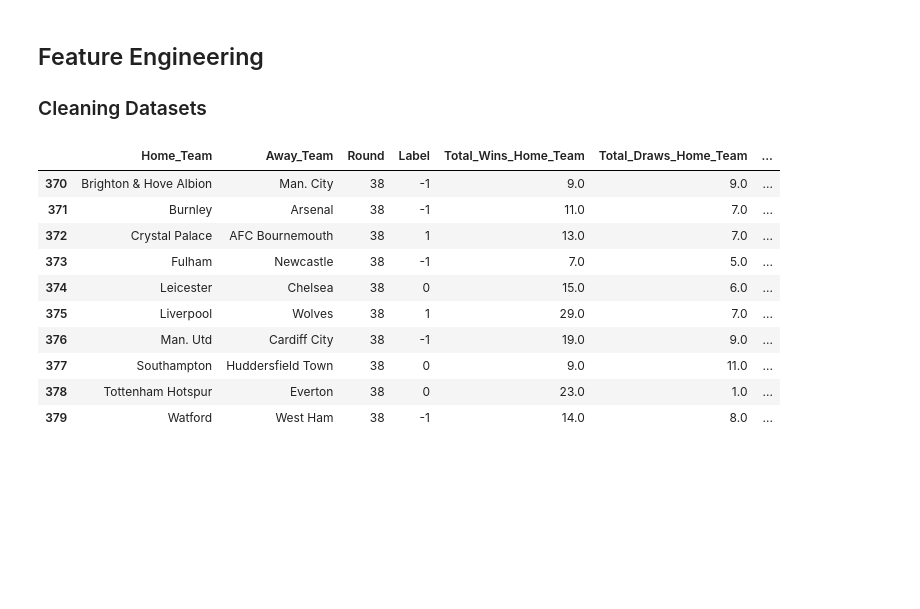
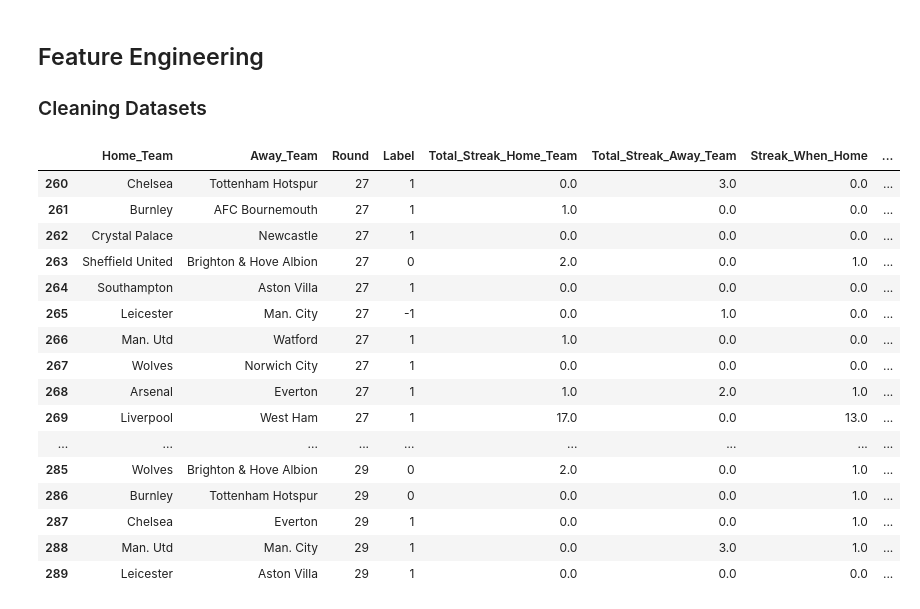
Before and after one commit to armanh3k/Football-Outcome-Predictions, a Jupyter notebook: analysis.ipynb, the cells around one changed output. Cells and saved outputs as stored; diff of their text form; code cells hidden in the pictures; blank space fills up the shorter version.

Commit message:
Create total_streaks function

```diff
--- a/analysis.ipynb
+++ b/analysis.ipynb
@@ -312,29 +376,36 @@ def total_result(results_table):
 # %%
 year = 2020
 pl_results = pd.read_csv(f"Football-Dataset/premier_league/Results_{year}_premier_league.csv")
 
 
 pl_results = add_elo(pl_results)
 pl_results = win_loss_draw(pl_results)
+pl_results = total_streaks(pl_results)
 pl_results = total_result(pl_results)
 pl_results = number_of_teams(pl_results)
 pl_results = points_position(pl_results)
 pl_results = total_goals(pl_results)
 
 
 
 x = pl_results.drop(["Result", "Link", "Season", "League", "Elo_home", "Elo_away", "Number_teams", "Home_Goals", "Away_Goals", "Points_Home", "Points_Away", "Position_Home", "Position_Away", "Total_Goals_For_Home_Team", "Total_Goals_Against_Home_Team", "Total_Goals_For_Away_Team", "Total_Goals_Against_Away_Team"], axis="columns")
 
-x[-10:]
+x[260:290]
 # %% [output]
-|  | Home_Team | Away_Team | Round | Label | Total_Wins_Home_Team | Total_Draws_Home_Team | ... |
-| 370 | Brighton & Hove Albion | Man. City | 38 | -1 | 9.0 | 9.0 | ... |
-| 371 | Burnley | Arsenal | 38 | -1 | 11.0 | 7.0 | ... |
-| 372 | Crystal Palace | AFC Bournemouth | 38 | 1 | 13.0 | 7.0 | ... |
-| 373 | Fulham | Newcastle | 38 | -1 | 7.0 | 5.0 | ... |
-| 374 | Leicester | Chelsea | 38 | 0 | 15.0 | 6.0 | ... |
-| 375 | Liverpool | Wolves | 38 | 1 | 29.0 | 7.0 | ... |
-| 376 | Man. Utd | Cardiff City | 38 | -1 | 19.0 | 9.0 | ... |
-| 377 | Southampton | Huddersfield Town | 38 | 0 | 9.0 | 11.0 | ... |
-| 378 | Tottenham Hotspur | Everton | 38 | 0 | 23.0 | 1.0 | ... |
-| 379 | Watford | West Ham | 38 | -1 | 14.0 | 8.0 | ... |
+|  | Home_Team | Away_Team | Round | Label | Total_Streak_Home_Team | Total_Streak_Away_Team | Streak_When_Home | ... |
+| 260 | Chelsea | Tottenham Hotspur | 27 | 1 | 0.0 | 3.0 | 0.0 | ... |
+| 261 | Burnley | AFC Bournemouth | 27 | 1 | 1.0 | 0.0 | 0.0 | ... |
+| 262 | Crystal Palace | Newcastle | 27 | 1 | 0.0 | 0.0 | 0.0 | ... |
+| 263 | Sheffield United | Brighton & Hove Albion | 27 | 0 | 2.0 | 0.0 | 1.0 | ... |
+| 264 | Southampton | Aston Villa | 27 | 1 | 0.0 | 0.0 | 0.0 | ... |
+| 265 | Leicester | Man. City | 27 | -1 | 0.0 | 1.0 | 0.0 | ... |
+| 266 | Man. Utd | Watford | 27 | 1 | 1.0 | 0.0 | 0.0 | ... |
+| 267 | Wolves | Norwich City | 27 | 1 | 0.0 | 0.0 | 0.0 | ... |
+| 268 | Arsenal | Everton | 27 | 1 | 1.0 | 2.0 | 1.0 | ... |
+| 269 | Liverpool | West Ham | 27 | 1 | 17.0 | 0.0 | 13.0 | ... |
+| ... | ... | ... | ... | ... | ... | ... | ... | ... |
+| 285 | Wolves | Brighton & Hove Albion | 29 | 0 | 2.0 | 0.0 | 1.0 | ... |
+| 286 | Burnley | Tottenham Hotspur | 29 | 0 | 0.0 | 0.0 | 1.0 | ... |
+| 287 | Chelsea | Everton | 29 | 1 | 0.0 | 0.0 | 1.0 | ... |
+| 288 | Man. Utd | Man. City | 29 | 1 | 0.0 | 3.0 | 1.0 | ... |
+| 289 | Leicester | Aston Villa | 29 | 1 | 0.0 | 0.0 | 0.0 | ... |
```
Also changed, not shown: parts of 1 cell of this notebook, 1 other file.
